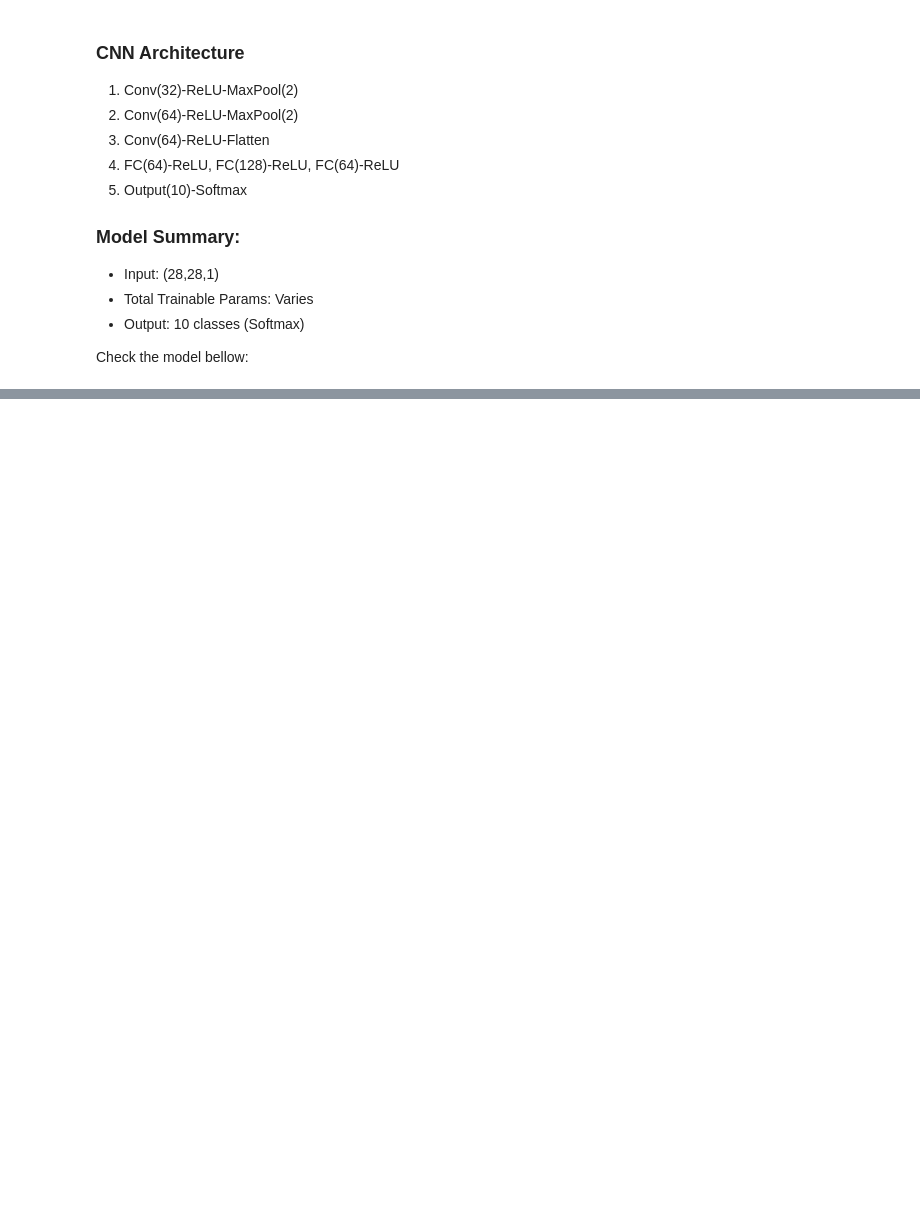
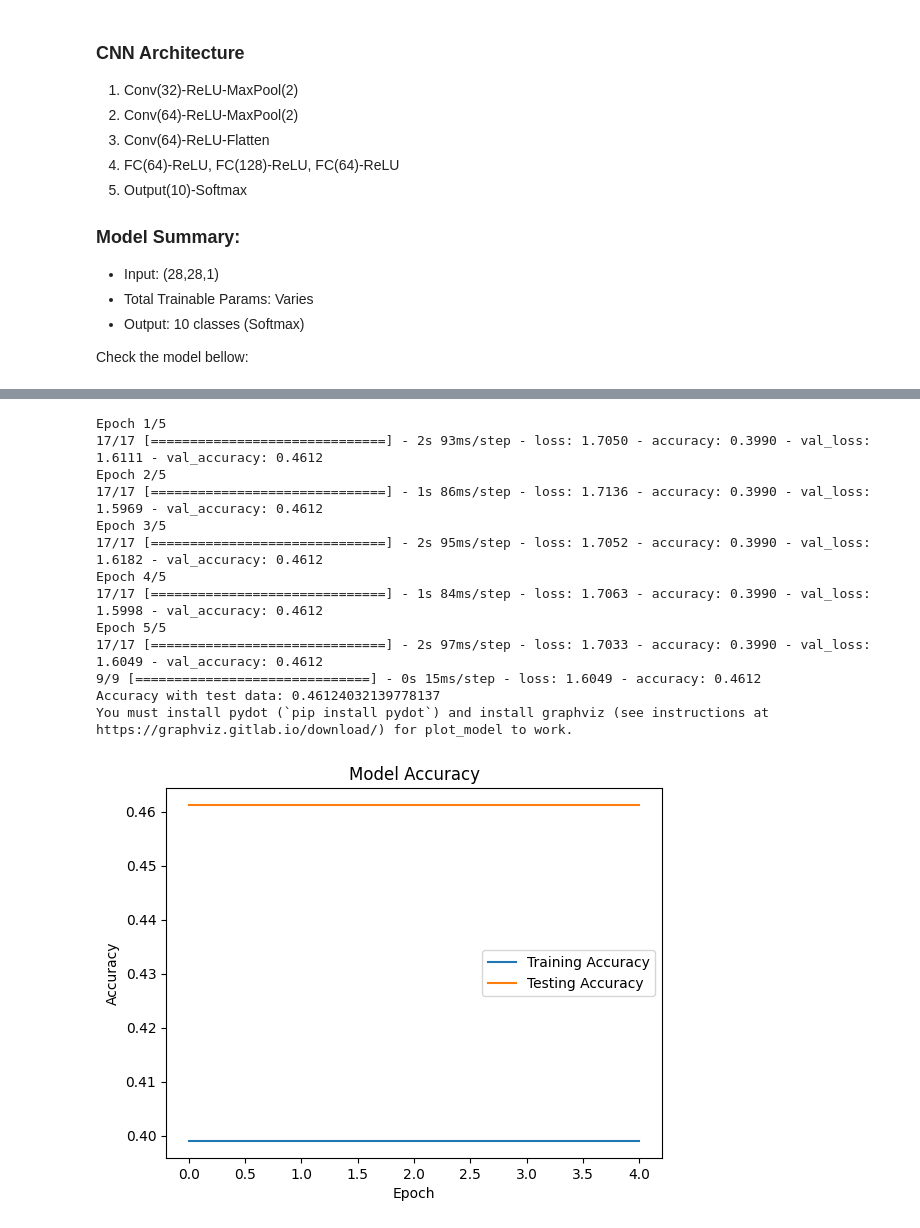
Before and after one commit to mjzago/INTOcode, a Jupyter notebook: Deep learning/Politic-faces.ipynb, the cells around one changed output, grey strips where cells are left out. Saved outputs shown, nothing was run; the diff lists cells and outputs as text; code cells hidden in the pictures; blank space fills up the shorter version.

```diff
--- a/Deep learning/Politic-faces.ipynb
+++ b/Deep learning/Politic-faces.ipynb
@@ -159,0 +175,47 @@ Test accuracy: 46.12%
+# %%
+# Import the necessary libraries
+from tensorflow.keras.utils import plot_model
+import matplotlib.pyplot as plt
+
+# Assuming you have trained the 'Second_model' and have its history
+Second_model_history = Second_model.fit(X_train, y_train, epochs=5, batch_size=64, validation_data=(X_test, y_test))
+
+# Evaluate the model on the test set
+Second_model_eval = Second_model.evaluate(X_test, y_test)
+print(f'Accuracy with test data: {Second_model_eval[1]}')
+
+# Plot the model architecture
+plot_model(Second_model, to_file='Second_model_plot.png', show_shapes=True, show_layer_names=True)
+
+# Plot training & validation accuracy values
+plt.plot(Second_model_history.history['accuracy'], label='Training Accuracy')
+plt.plot(Second_model_history.history['val_accuracy'], label='Testing Accuracy')
+plt.title('Model Accuracy')
+plt.xlabel('Epoch')
+plt.ylabel('Accuracy')
+plt.legend()
+plt.show()
+
+# Plot training & validation loss values
+plt.plot(Second_model_history.history['loss'], label='Training Loss')
+plt.plot(Second_model_history.history['val_loss'], label='Testing Loss')
+plt.title('Model Loss')
+plt.xlabel('Epoch')
+plt.ylabel('Loss')
+plt.legend()
+plt.show()
+# %% [output]
+Epoch 1/5
+17/17 [==============================] - 2s 93ms/step - loss: 1.7050 - accuracy: 0.3990 - val_loss: 1.6111 - val_accuracy: 0.4612
+Epoch 2/5
+17/17 [==============================] - 1s 86ms/step - loss: 1.7136 - accuracy: 0.3990 - val_loss: 1.5969 - val_accuracy: 0.4612
+Epoch 3/5
+17/17 [==============================] - 2s 95ms/step - loss: 1.7052 - accuracy: 0.3990 - val_loss: 1.6182 - val_accuracy: 0.4612
+Epoch 4/5
+17/17 [==============================] - 1s 84ms/step - loss: 1.7063 - accuracy: 0.3990 - val_loss: 1.5998 - val_accuracy: 0.4612
+Epoch 5/5
+17/17 [==============================] - 2s 97ms/step - loss: 1.7033 - accuracy: 0.3990 - val_loss: 1.6049 - val_accuracy: 0.4612
+9/9 [==============================] - 0s 15ms/step - loss: 1.6049 - accuracy: 0.4612
+Accuracy with test data: 0.46124032139778137
+You must install pydot (`pip install pydot`) and install graphviz (see instructions at https://graphviz.gitlab.io/download/) for plot_model to work.
+[figure, added]
```
Also changed, not shown: parts of 4 cells of this notebook, 1 other file.
